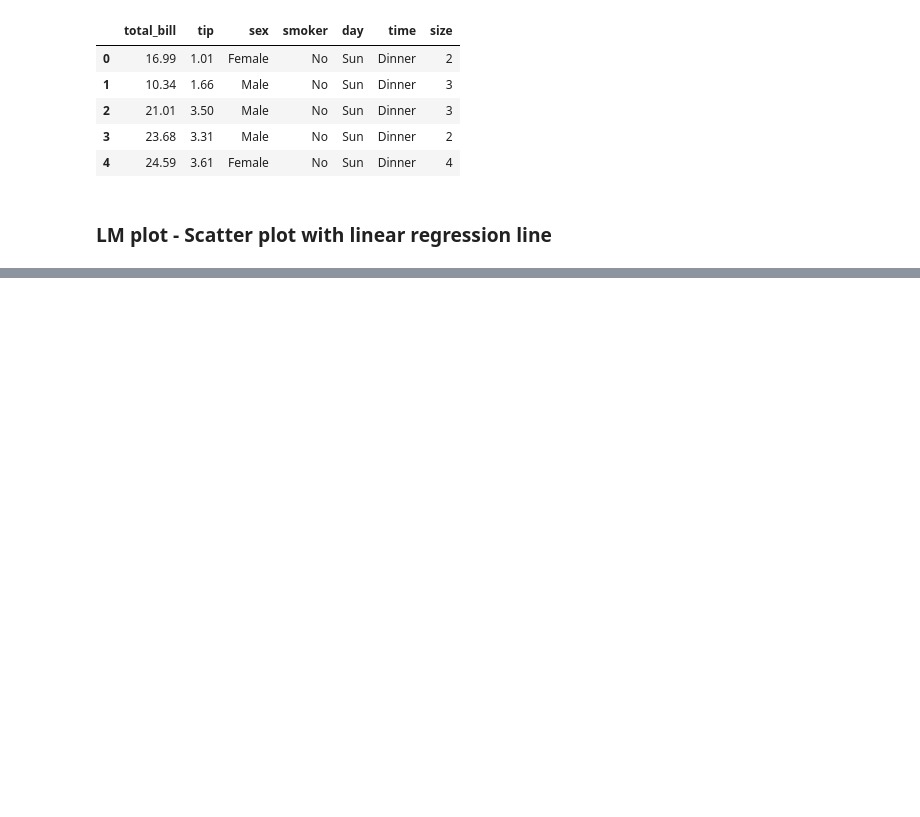
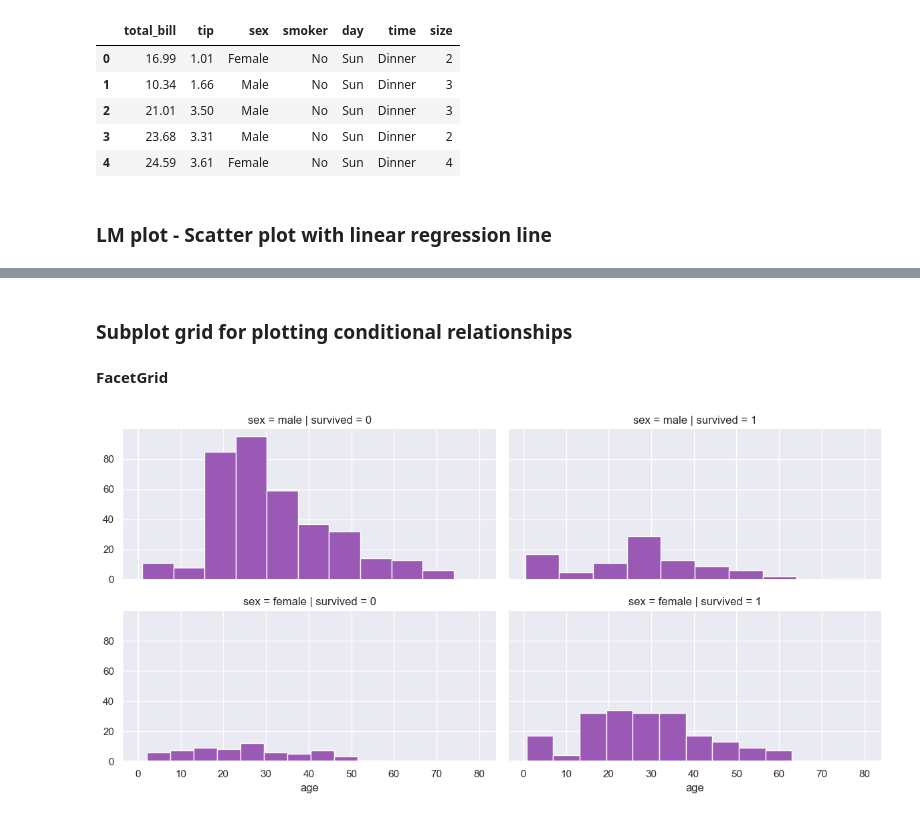
Before and after one commit to atal5/DataVisualizations, a Jupyter notebook: DataVisualizationInPython.ipynb, the cells around one changed output, grey strips where cells are left out. Saved outputs shown, nothing was run; the diff lists cells and outputs as text; code cells hidden in the pictures; blank space fills up the shorter version.

```diff
--- a/DataVisualizationInPython.ipynb
+++ b/DataVisualizationInPython.ipynb
@@ -12,6 +12,8 @@ mpl.rcParams['figure.dpi'] = 200 #inccrease resolution for plot on retina displa
 # %%
-#load toy dataset - tips from seaborn library
-tips = sns.load_dataset("tips")
+#load toy dataset
+tips = sns.load_dataset("tips") # - tips from seaborn library
+titanic = sns.load_dataset("titanic")
+iris = sns.load_dataset("iris")
 sns.set() #default seaborn style
 #sns.set_style("whitegrid") #whitegrid style
 # %%
@@ -35,0 +45,9 @@ plt.show(g)
+# %% [markdown]
+### Subplot grid for plotting conditional relationships
+# %% [markdown]
+**FacetGrid**
+# %%
+g = sns.FacetGrid(titanic,col="survived",row="sex",aspect=2)
+g = g.map(plt.hist,"age")
+# %% [output]
+[figure, added]
```
Also changed, not shown: parts of 15 cells of this notebook.
